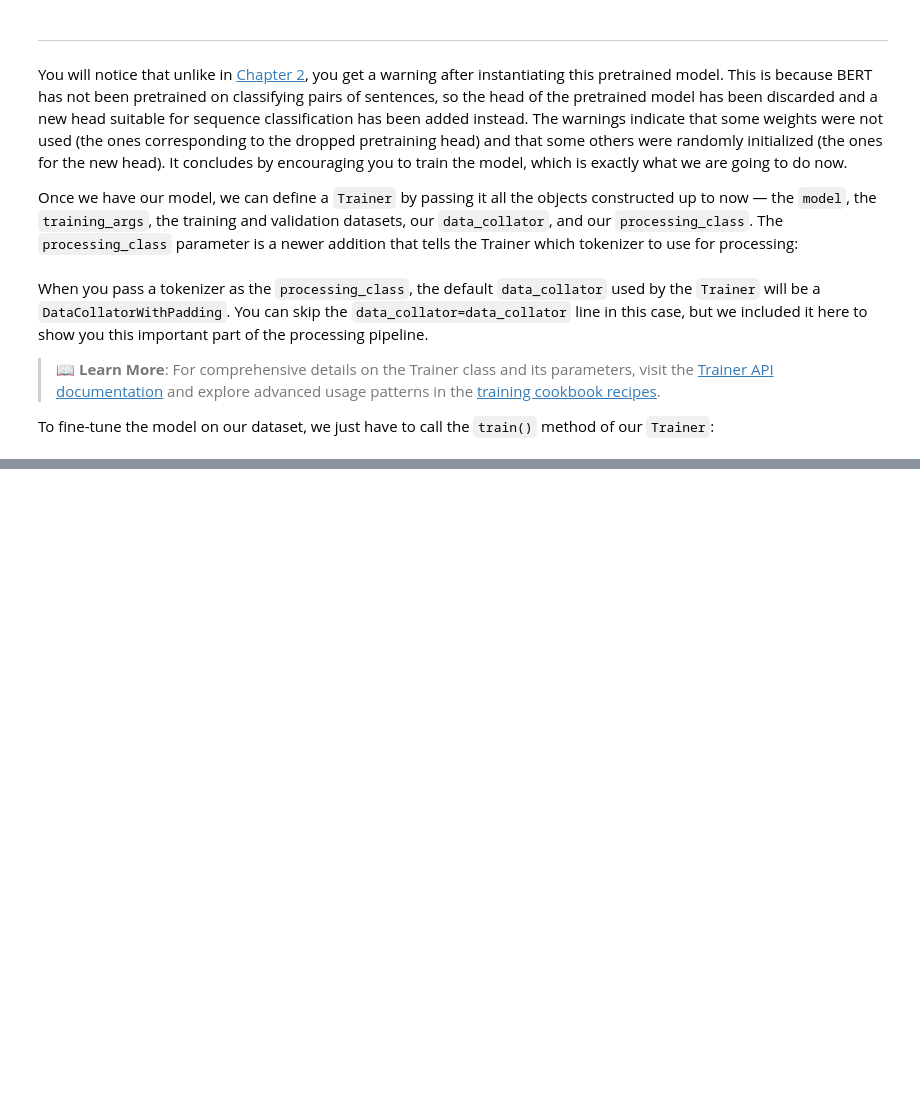
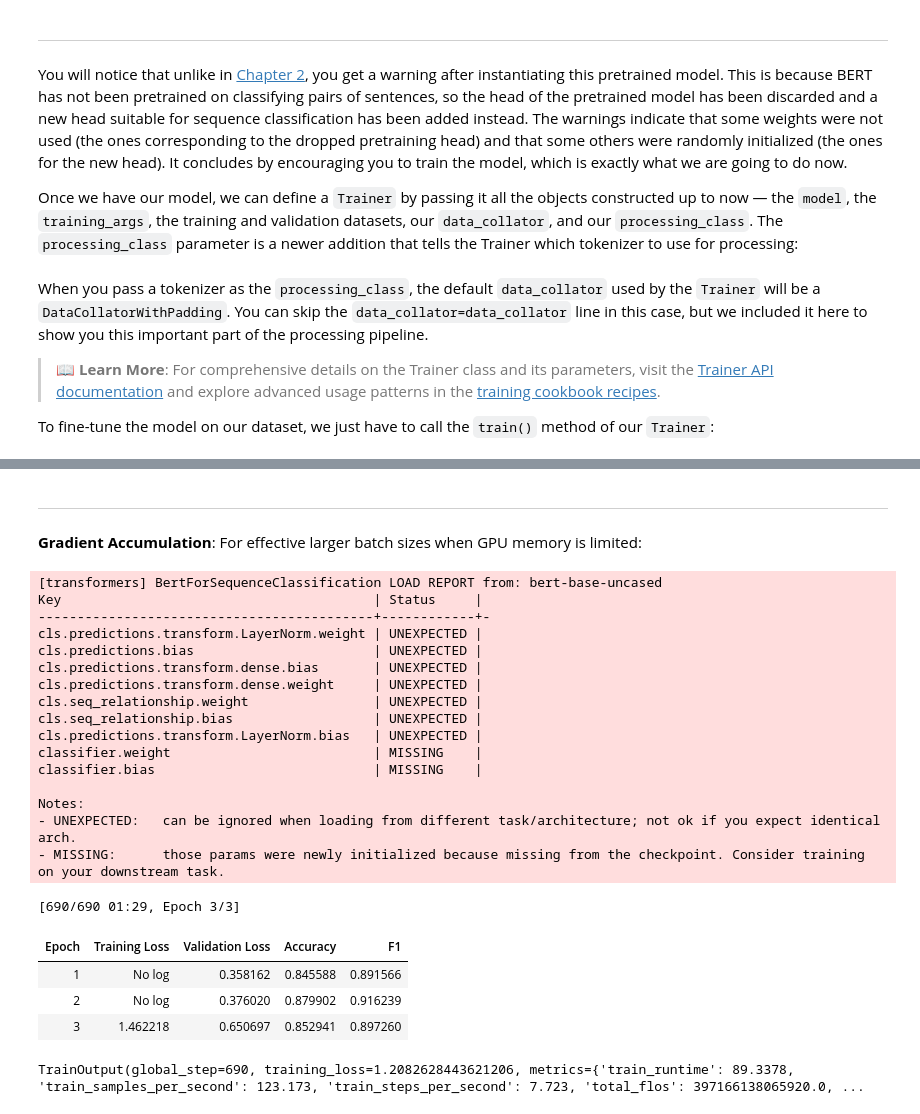
Before and after one commit to tankgauravgt/huggingface-llm-course, a Jupyter notebook: 03-fine-tuning-a-pretrained-model/03-fine-tuning-a-model-with-the-trainer-api.ipynb, the cells around one changed output, grey strips where cells are left out. Saved outputs shown, nothing was run; the diff lists cells and outputs as text; code cells hidden in the pictures; blank space fills up the shorter version.

```diff
--- a/03-fine-tuning-a-pretrained-model/03-fine-tuning-a-model-with-the-trainer-api.ipynb
+++ b/03-fine-tuning-a-pretrained-model/03-fine-tuning-a-model-with-the-trainer-api.ipynb
@@ -96,0 +252,48 @@ trainer.train()
+# %% [markdown]
+---
+
+**Gradient Accumulation**: For effective larger batch sizes when GPU memory is limited:
+# %%
+training_args = TrainingArguments(
+    "test-trainer",
+    eval_strategy="epoch",
+    per_device_train_batch_size=4,
+    gradient_accumulation_steps=4,  # Effective batch size = 4 * 4 = 16
+)
+
+model = AutoModelForSequenceClassification.from_pretrained(ckpt, num_labels=2)
+
+trainer = Trainer(
+    model,
+    training_args,
+    train_dataset=tokenized_datasets["train"],
+    eval_dataset=tokenized_datasets["validation"],
+    data_collator=data_collator,
+    processing_class=tokenizer,
+    compute_metrics=compute_metrics,
+)
+
+trainer.train()
+# %% [output]
+[transformers] BertForSequenceClassification LOAD REPORT from: bert-base-uncased
+Key                                        | Status     |
+-------------------------------------------+------------+-
+cls.predictions.transform.LayerNorm.weight | UNEXPECTED |
+cls.predictions.bias                       | UNEXPECTED |
+cls.predictions.transform.dense.bias       | UNEXPECTED |
+cls.predictions.transform.dense.weight     | UNEXPECTED |
+cls.seq_relationship.weight                | UNEXPECTED |
+cls.seq_relationship.bias                  | UNEXPECTED |
+cls.predictions.transform.LayerNorm.bias   | UNEXPECTED |
+classifier.weight                          | MISSING    |
+classifier.bias                            | MISSING    |
+
+Notes:
+- UNEXPECTED:   can be ignored when loading from different task/architecture; not ok if you expect identical arch.
+- MISSING:      those params were newly initialized because missing from the checkpoint. Consider training on your downstream task.
+[690/690 01:29, Epoch 3/3]
+| Epoch | Training Loss | Validation Loss | Accuracy | F1 |
+| 1 | No log | 0.358162 | 0.845588 | 0.891566 |
+| 2 | No log | 0.376020 | 0.879902 | 0.916239 |
+| 3 | 1.462218 | 0.650697 | 0.852941 | 0.897260 |
+TrainOutput(global_step=690, training_loss=1.2082628443621206, metrics={'train_runtime': 89.3378, 'train_samples_per_second': 123.173, 'train_steps_per_second': 7.723, 'total_flos': 397166138065920.0, ...
```
Also changed, not shown: parts of 22 cells of this notebook, 2 other files.
